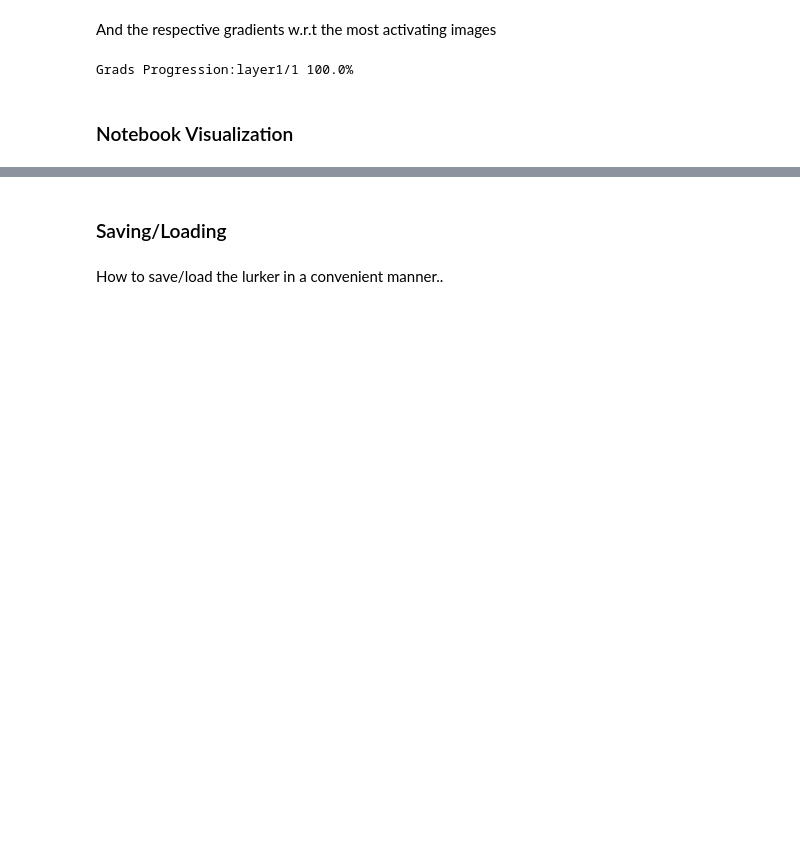
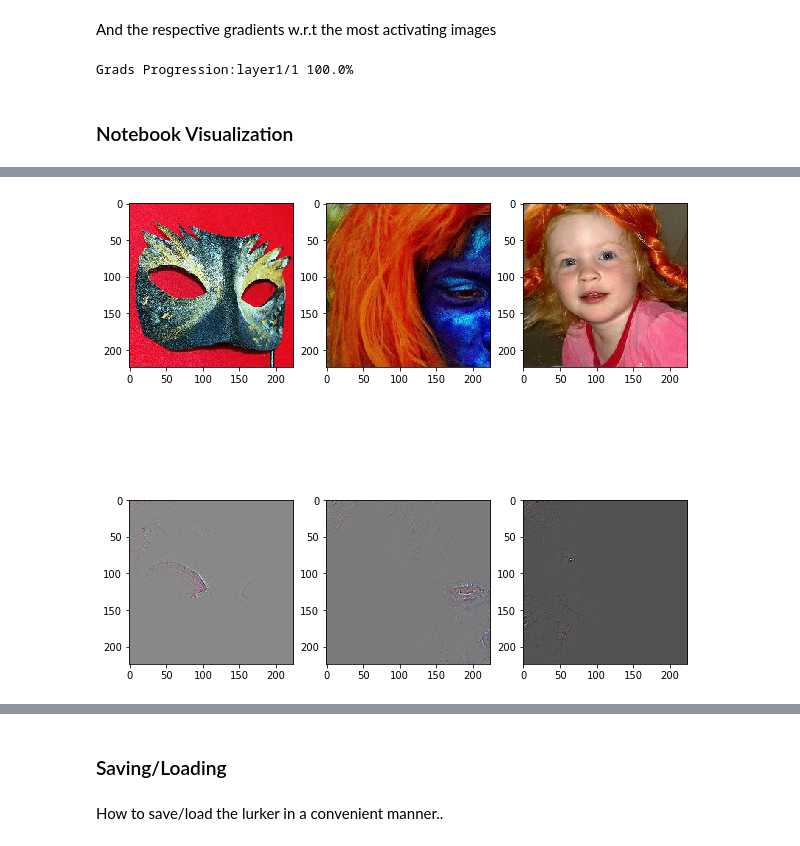
Before and after one commit to torchlurk/torchlurk, a Jupyter notebook: run.ipynb, the cells around one changed output, grey strips where cells are left out. Drawn from its saved outputs; the diff is of its cells as text; code cells hidden in the pictures; blank space fills up the shorter version.

```diff
--- a/run.ipynb
+++ b/run.ipynb
@@ -212,0 +251,4 @@ Grads Progression:layer1/1 100.0%
+# %%
+lurker.plot_top("avg",0,0,add_grad=True)
+# %% [output]
+[figure, added]
```
Also changed, not shown: parts of 18 cells of this notebook, 4 other files.
